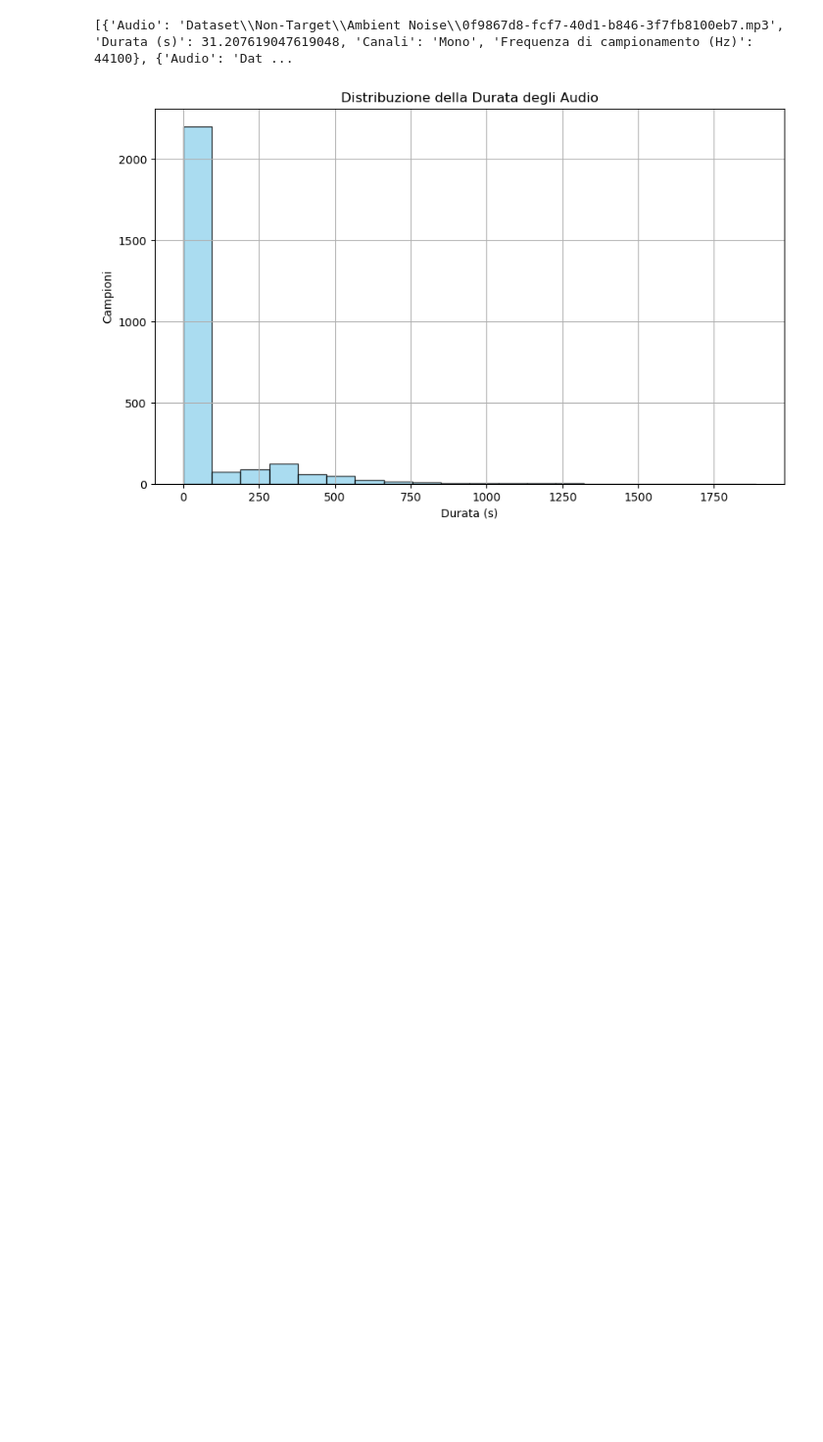
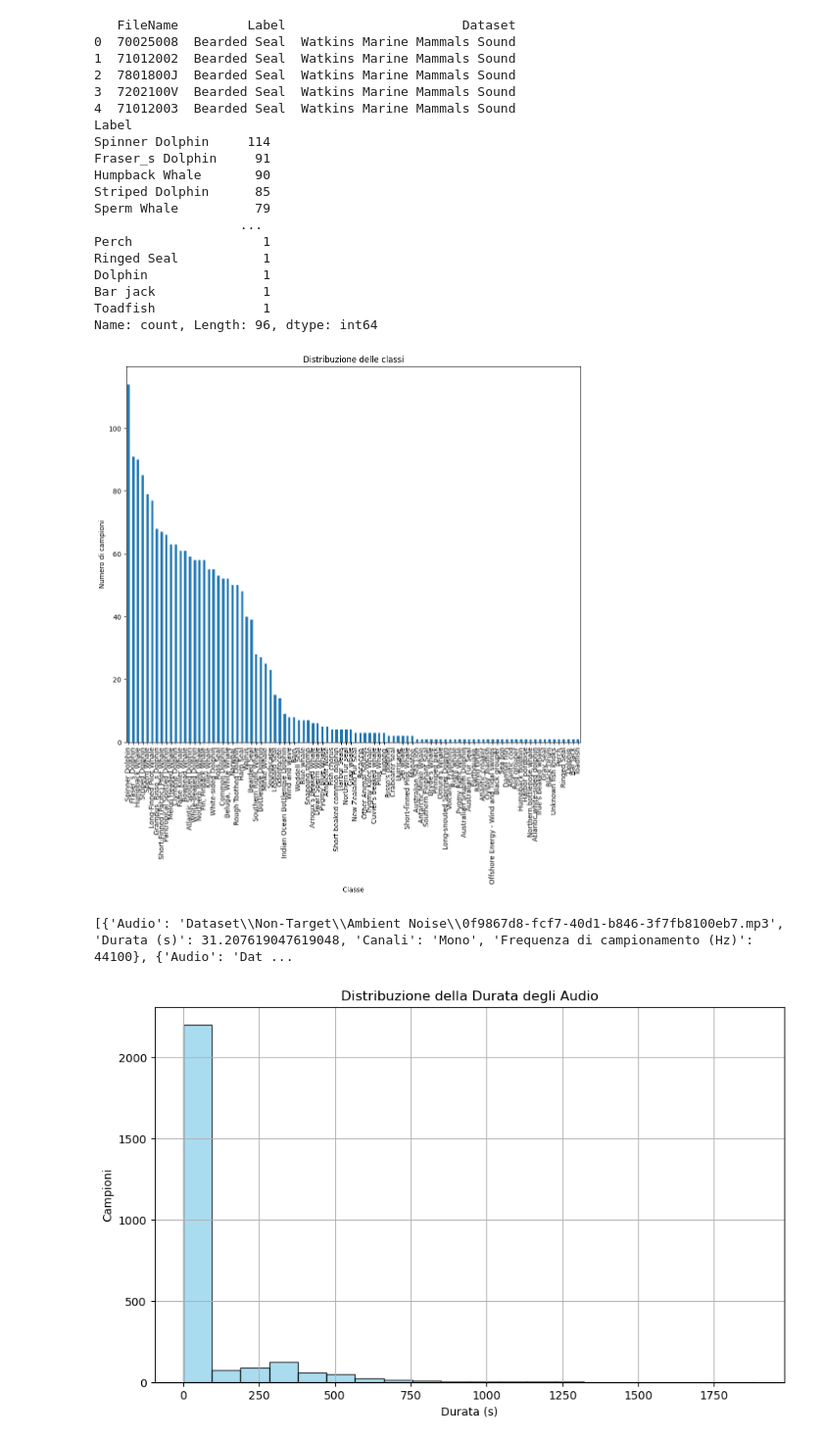
Before and after one commit to antoniopisu/UnderwaterSoundClassification, a Jupyter notebook: dataAnalisys.ipynb, the cells around one changed output. Shown at 98% size. Drawn from its saved outputs; the diff is of its cells as text; code cells hidden in the pictures; blank space fills up the shorter version.

Commit message:
Aggiunta distribuzione classi

```diff
--- a/dataAnalisys.ipynb
+++ b/dataAnalisys.ipynb
@@ -4,6 +4,44 @@ import librosa
 import wave
 import matplotlib.pyplot as plt
 import soundfile as sf
+# %%
+import pandas as pd
+import matplotlib.pyplot as plt
+
+df = pd.read_csv("Dataset/Non-Target/metadata-NonTarget.csv")
+# Visualizza le prime righe del DataFrame
+print(df.head())
+
+# Conta il numero di campioni per ogni classe
+print(df['Label'].value_counts())
+# Esempio di grafico a barre delle classi nel dataset
+plt.figure(figsize=(12, 10))
+df['Label'].value_counts().plot(kind='bar')
+plt.title('Distribuzione delle classi')
+plt.xlabel('Classe')
+plt.ylabel('Numero di campioni')
+plt.show()
+# %% [output]
+   FileName         Label                       Dataset
+0  70025008  Bearded Seal  Watkins Marine Mammals Sound
+1  71012002  Bearded Seal  Watkins Marine Mammals Sound
+2  7801800J  Bearded Seal  Watkins Marine Mammals Sound
+3  7202100V  Bearded Seal  Watkins Marine Mammals Sound
+4  71012003  Bearded Seal  Watkins Marine Mammals Sound
+Label
+Spinner Dolphin     114
+Fraser_s Dolphin     91
+Humpback Whale       90
+Striped Dolphin      85
+Sperm Whale          79
+                   ...
+Perch                 1
+Ringed Seal           1
+Dolphin               1
+Bar jack              1
+Toadfish              1
+Name: count, Length: 96, dtype: int64
+[figure, added]
 # %%
 def extract_audio_features(audio_path):
     y, sr = librosa.load(audio_path, res_type=None, sr=None, mono=False)
```
